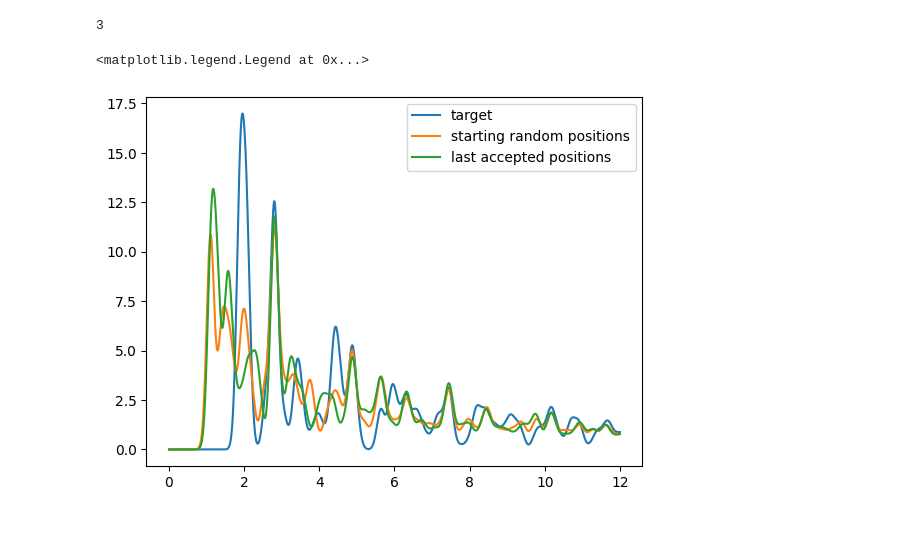
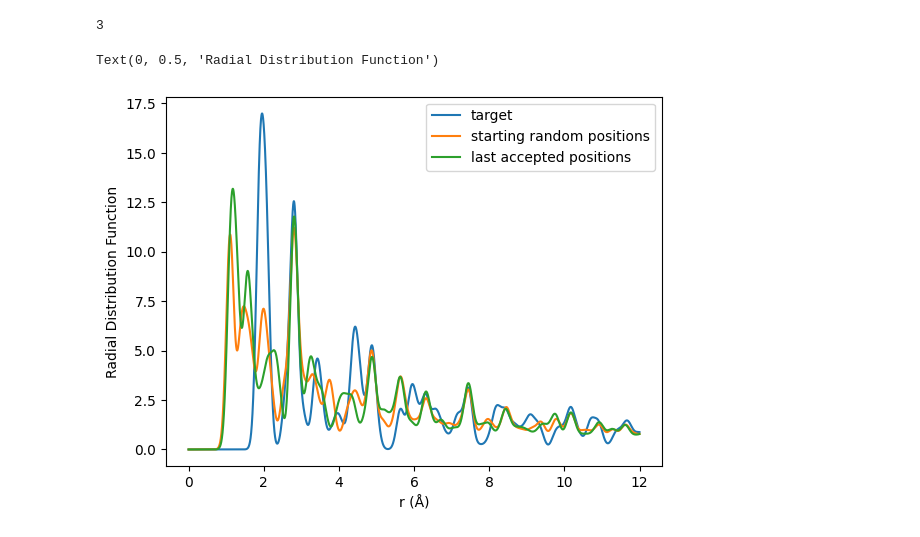
Before and after one commit to Todtheguy/activestructopt-diffcsp, a Jupyter notebook: test_notebooks/MCMC_test.ipynb, the cells around one changed output. Drawn from its saved outputs; the diff is of its cells as text; code cells hidden in the pictures.

```diff
--- a/test_notebooks/MCMC_test.ipynb
+++ b/test_notebooks/MCMC_test.ipynb
@@ -52,8 +52,10 @@ sum(accepts)
 # %%
 plt.plot(rs, exp, label = "target")
 plt.plot(rs, activestructopt.dataset.rdf.get_rdf(structures[0], σ = 0.1), label = "starting random positions")
 plt.plot(rs, activestructopt.dataset.rdf.get_rdf(structures[np.nonzero(accepts)[-1][-1]], σ = 0.1), label = "last accepted positions")
 plt.legend()
+plt.xlabel('r (Å)')
+plt.ylabel('Radial Distribution Function')
 # %% [output]
-<matplotlib.legend.Legend at 0x...>
+Text(0, 0.5, 'Radial Distribution Function')
-[figure, old version]
+[figure, new version]
```
Also changed, not shown: parts of 1 cell of this notebook, 1 other file.
